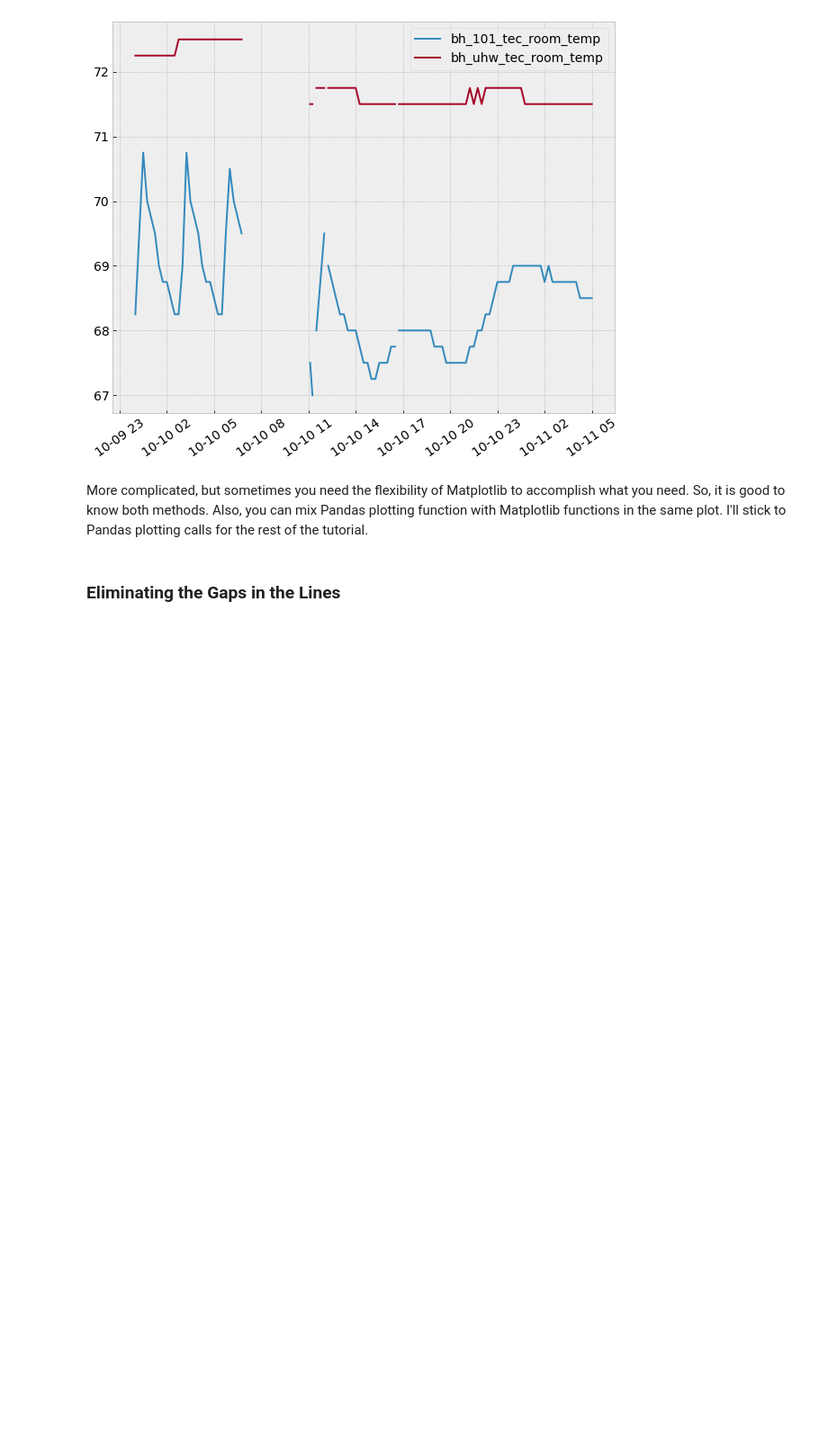
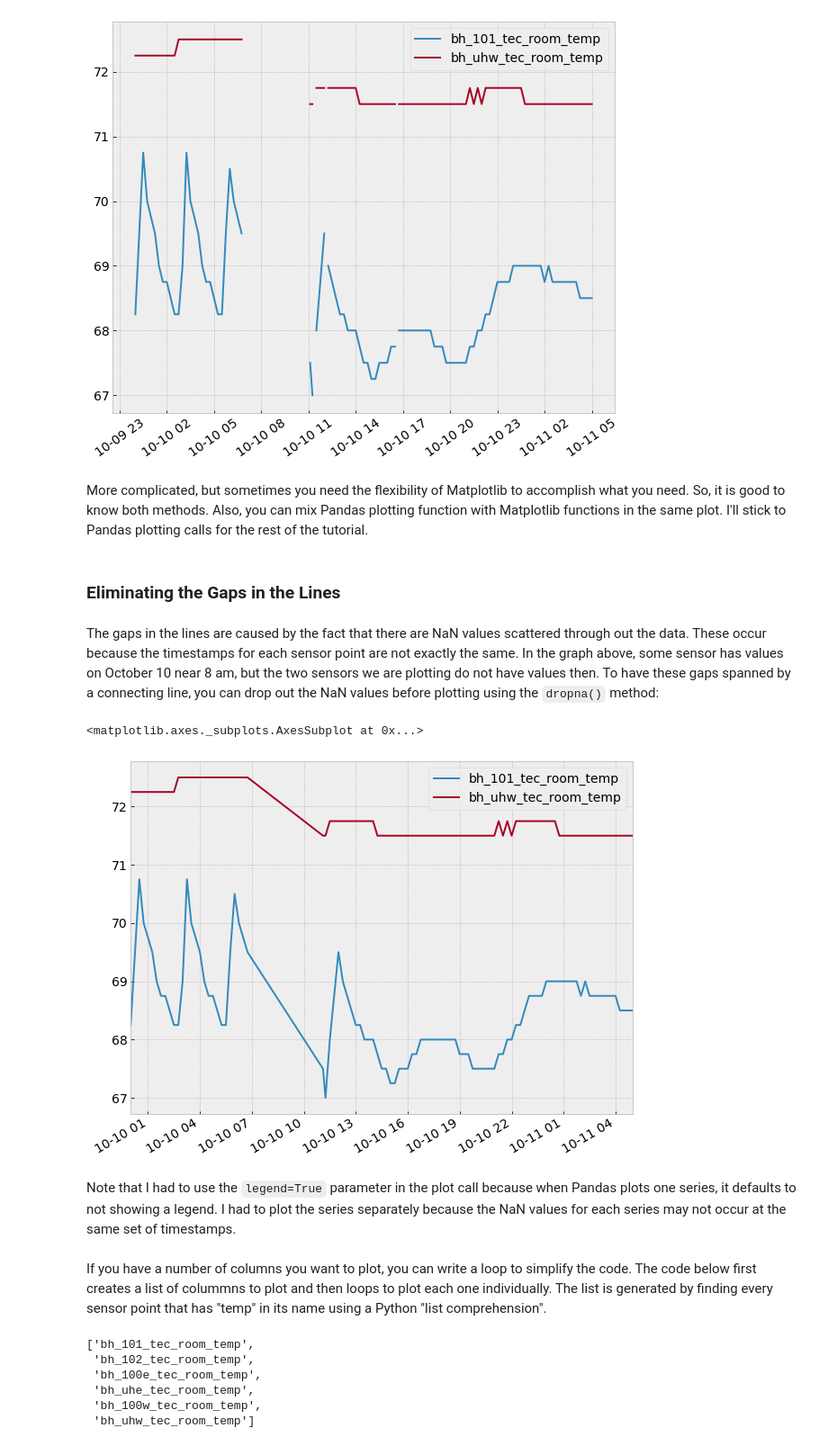
Before and after one commit to alanmitchell/fnsb-benchmark, a Jupyter notebook: ddc/ddc_data_tutorial.ipynb, the cells around one changed output. Shown at 90% size. Cells and saved outputs as stored; diff of their text form; code cells hidden in the pictures; blank space fills up the shorter version.

Commit message:
Finished Plotting Section.

```diff
--- a/ddc/ddc_data_tutorial.ipynb
+++ b/ddc/ddc_data_tutorial.ipynb
@@ -149,3 +149,25 @@ plt.legend()
 More complicated, but sometimes you need the flexibility of Matplotlib to accomplish what you need.  So, it is good to know both methods. Also, you can mix Pandas plotting function with Matplotlib functions in the same plot. I'll stick to Pandas plotting calls for the rest of the tutorial.
 # %% [markdown]
 ### Eliminating the Gaps in the Lines
+# %% [markdown]
+The gaps in the lines are caused by the fact that there are NaN values scattered through out the data.  These occur because the timestamps for each sensor point are not exactly the same.  In the graph above, some sensor has values on October 10 near 8 am, but the two sensors we are plotting do not have values then.  To have these gaps spanned by a connecting line, you can drop out the NaN values before plotting using the `dropna()` method:
+# %%
+df.bh_101_tec_room_temp.dropna().plot(legend=True)
+df.bh_uhw_tec_room_temp.dropna().plot(legend=True)
+# %% [output]
+<matplotlib.axes._subplots.AxesSubplot at 0x...>
+[figure, added]
+# %% [markdown]
+Note that I had to use the `legend=True` parameter in the plot call because when Pandas plots one series, it defaults to not showing a legend.  I had to plot the series separately because the NaN values for each series may not occur at the same set of timestamps.
+# %% [markdown]
+If you have a number of columns you want to plot, you can write a loop to simplify the code.  The code below first creates a list of colummns to plot and then loops to plot each one individually.  The list is generated by finding every sensor point that has "temp" in its name using a Python "list comprehension".
+# %%
+temp_pts = [col for col in df.columns if 'temp' in col]
+temp_pts
+# %% [output]
+['bh_101_tec_room_temp',
+ 'bh_102_tec_room_temp',
+ 'bh_100e_tec_room_temp',
+ 'bh_uhe_tec_room_temp',
+ 'bh_100w_tec_room_temp',
+ 'bh_uhw_tec_room_temp']
```
Also changed, not shown: parts of 2 cells of this notebook.
